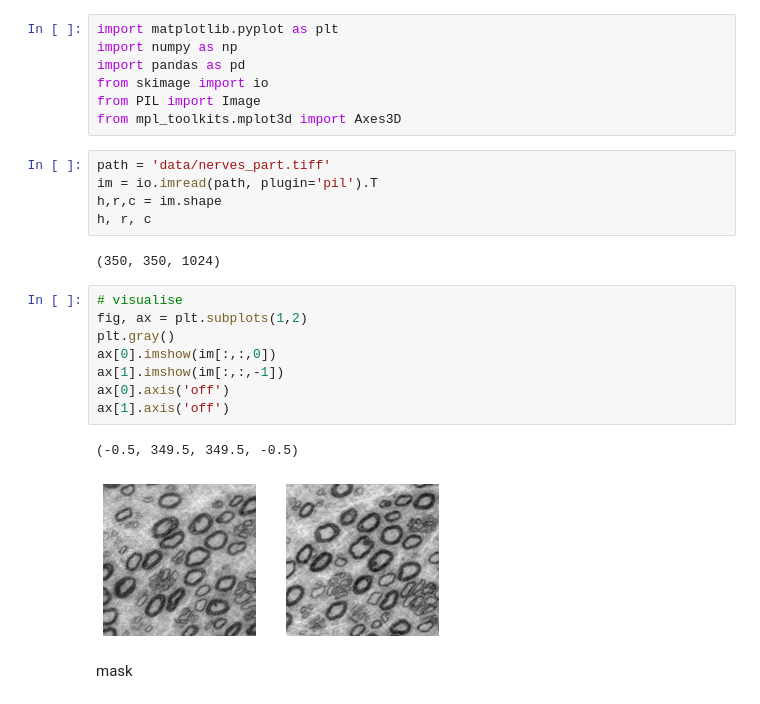
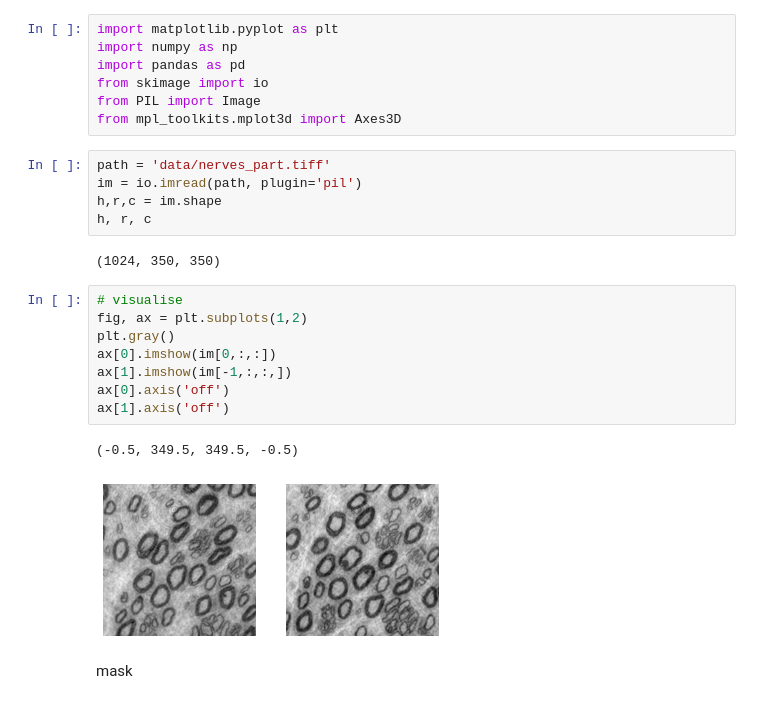
Before and after one commit to s183920/02506_Advanced_Image_Analysis_NerveSegmentation, a Jupyter notebook: Snakes.ipynb, the cells around one changed output. Drawn from its saved outputs; the diff is of its cells as text.

```diff
--- a/Snakes.ipynb
+++ b/Snakes.ipynb
@@ -32,22 +32,22 @@ from PIL import Image
 from mpl_toolkits.mplot3d import Axes3D
 # %%
 path = 'data/nerves_part.tiff'
-im = io.imread(path, plugin='pil').T
+im = io.imread(path, plugin='pil')
 h,r,c = im.shape
 h, r, c
 # %% [output]
-(350, 350, 1024)
+(1024, 350, 350)
 # %%
 # visualise
 fig, ax = plt.subplots(1,2)
 plt.gray()
-ax[0].imshow(im[:,:,0])
-ax[1].imshow(im[:,:,-1])
+ax[0].imshow(im[0,:,:])
+ax[1].imshow(im[-1,:,:,])
 ax[0].axis('off')
 ax[1].axis('off')
 # %% [output]
 (-0.5, 349.5, 349.5, -0.5)
-[figure, old version]
+[figure, new version]
 # %% [markdown]
 mask
 # %% [markdown]
```
Also changed, not shown: parts of 4 cells of this notebook, 2 other files.
